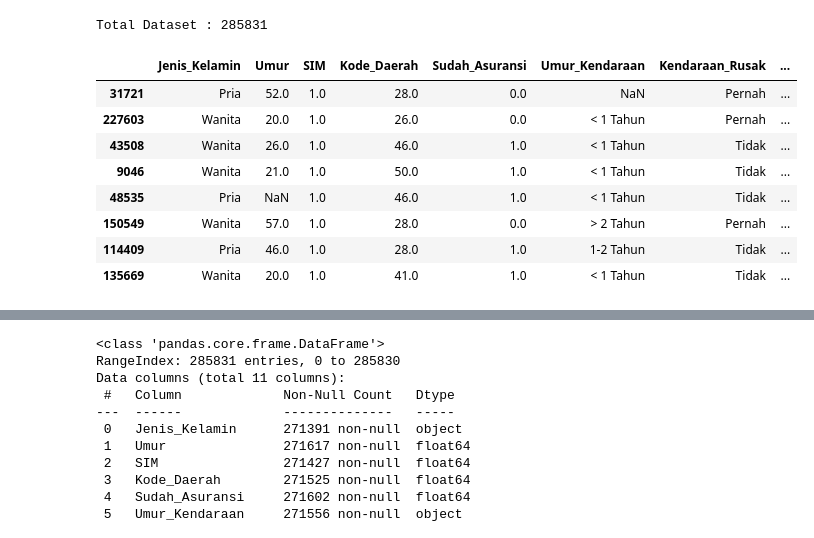
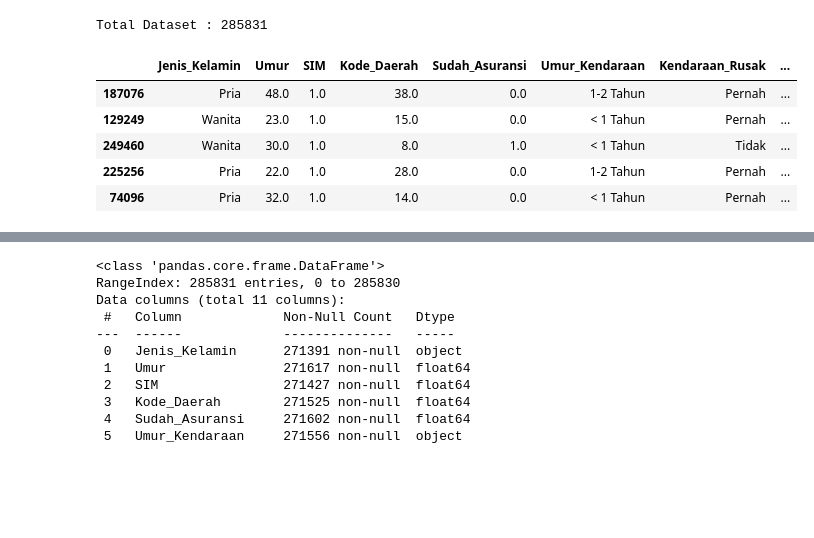
Before and after one commit to ShinyQ/Tugas-Besar-Pembelajaran-Mesin_Classification, a Jupyter notebook: DataPraprocessing.ipynb, the cells around one changed output, grey strips where cells are left out. Cells and saved outputs as stored; diff of their text form; code cells hidden in the pictures; blank space fills up the shorter version.

```diff
--- a/DataPraprocessing.ipynb
+++ b/DataPraprocessing.ipynb
@@ -7,20 +7,17 @@ from sklearn.impute import SimpleImputer
 # %%
-df = pd.read_csv("Dataset/kendaraan_train.csv")
-df.drop(['id'], axis=1, inplace=True)
+df_train = pd.read_csv("Dataset/kendaraan_train.csv")
+df_train.drop(['id'], axis=1, inplace=True)
 
-print("Total Dataset :", len(df))
-df.sample(8)
+print("Total Dataset :", len(df_train))
+df_train.sample(5)
 # %% [output]
 Total Dataset : 285831
 |  | Jenis_Kelamin | Umur | SIM | Kode_Daerah | Sudah_Asuransi | Umur_Kendaraan | Kendaraan_Rusak | ... |
-| 31721 | Pria | 52.0 | 1.0 | 28.0 | 0.0 | NaN | Pernah | ... |
-| 227603 | Wanita | 20.0 | 1.0 | 26.0 | 0.0 | < 1 Tahun | Pernah | ... |
-| 43508 | Wanita | 26.0 | 1.0 | 46.0 | 1.0 | < 1 Tahun | Tidak | ... |
-| 9046 | Wanita | 21.0 | 1.0 | 50.0 | 1.0 | < 1 Tahun | Tidak | ... |
-| 48535 | Pria | NaN | 1.0 | 46.0 | 1.0 | < 1 Tahun | Tidak | ... |
-| 150549 | Wanita | 57.0 | 1.0 | 28.0 | 0.0 | > 2 Tahun | Pernah | ... |
-| 114409 | Pria | 46.0 | 1.0 | 28.0 | 1.0 | 1-2 Tahun | Tidak | ... |
-| 135669 | Wanita | 20.0 | 1.0 | 41.0 | 1.0 | < 1 Tahun | Tidak | ... |
+| 187076 | Pria | 48.0 | 1.0 | 38.0 | 0.0 | 1-2 Tahun | Pernah | ... |
+| 129249 | Wanita | 23.0 | 1.0 | 15.0 | 0.0 | < 1 Tahun | Pernah | ... |
+| 249460 | Wanita | 30.0 | 1.0 | 8.0 | 1.0 | < 1 Tahun | Tidak | ... |
+| 225256 | Pria | 22.0 | 1.0 | 28.0 | 0.0 | 1-2 Tahun | Pernah | ... |
+| 74096 | Pria | 32.0 | 1.0 | 14.0 | 0.0 | < 1 Tahun | Pernah | ... |
 # %%
 df_test = pd.read_csv("Dataset/kendaraan_test.csv")
 
```
Also changed, not shown: parts of 18 cells of this notebook, 5 other files.
